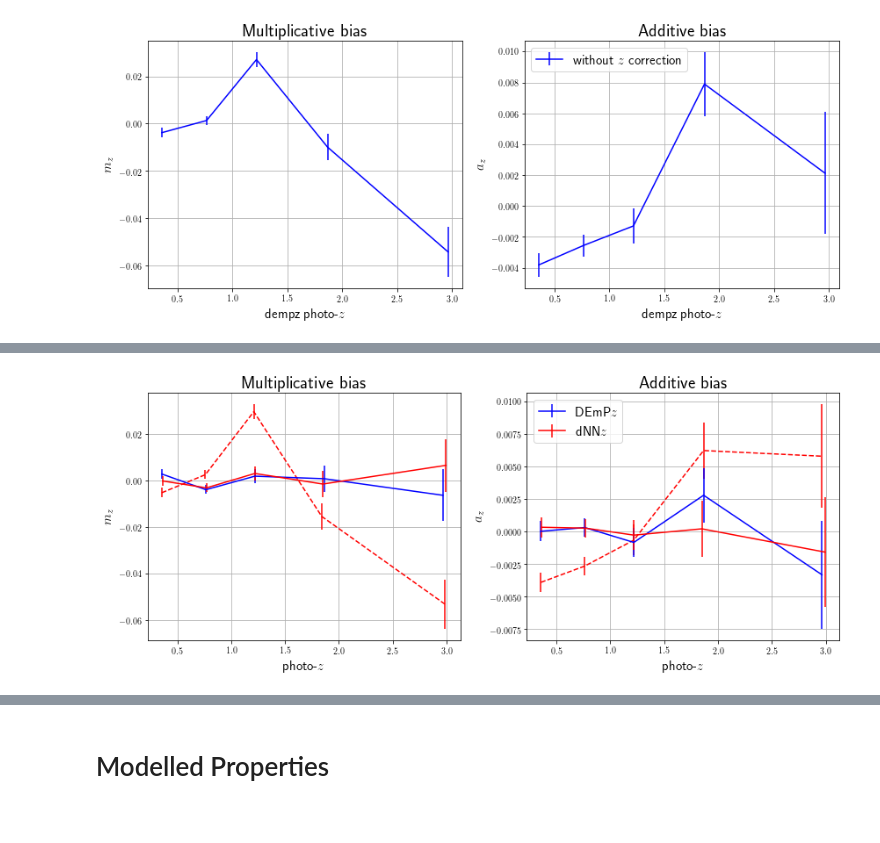
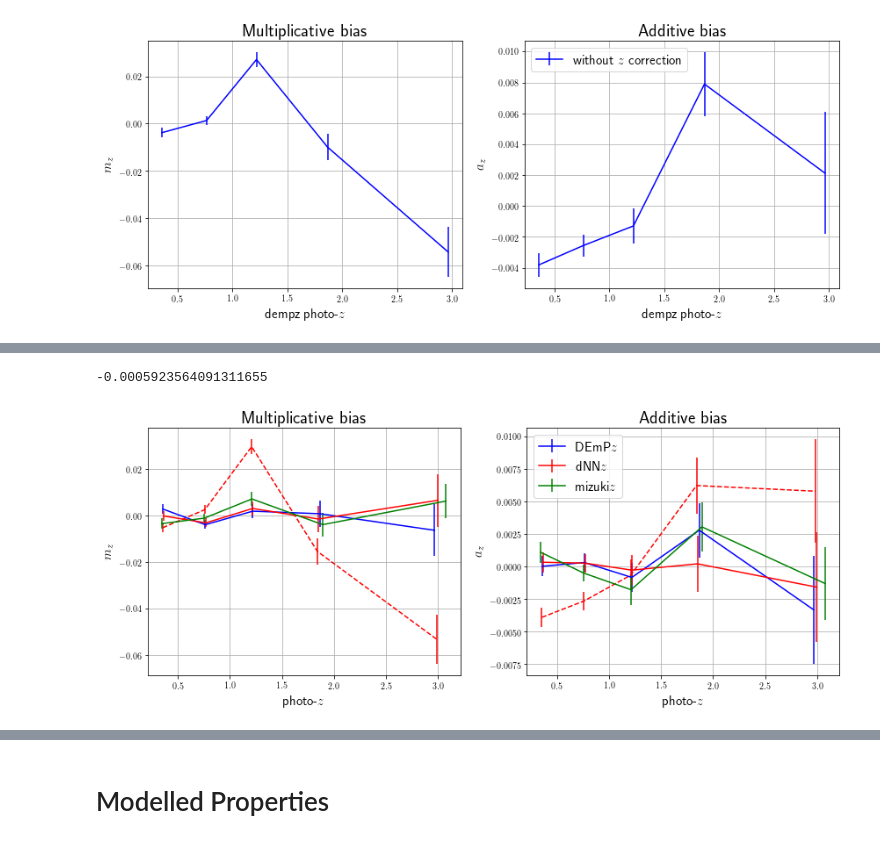
Before and after one commit to mr-superonion/G3sim-HSC, a Jupyter notebook: notebook/calibration/4_3-ReGaus_sanityTest.ipynb, the cells around one changed output, grey strips where cells are left out. Cells and saved outputs as stored; diff of their text form; code cells hidden in the pictures.

```diff
--- a/notebook/calibration/4_3-ReGaus_sanityTest.ipynb
+++ b/notebook/calibration/4_3-ReGaus_sanityTest.ipynb
@@ -263,29 +293,34 @@ xlabel=r'photo-$z$'
 grid0,m_res0,m_sig0,a_res0,a_sig0=makePlotSelBias('dnn_Z',inDir='plot/sanityTest/',data=data,doPlot=False)
 grid1,m_res1,m_sig1,a_res1,a_sig1=makePlotSelBias('demp_Z',inDir='plot/sanityTest_withZ/',data=data,doPlot=False)
 grid2,m_res2,m_sig2,a_res2,a_sig2=makePlotSelBias('dnn_Z',inDir='plot/sanityTest_withZ/',data=data,doPlot=False)
+grid3,m_res3,m_sig3,a_res3,a_sig3=makePlotSelBias('mizuki_Z',inDir='plot/sanityTest_withZ/',data=data,doPlot=False)
 dg=grid1[1]-grid1[0]
 # %%
 fig = plt.figure(figsize=(12,5))
 ax = fig.add_subplot(1,2,1)
 ax.errorbar(grid0-dg/80., m_res0,m_sig0,ls='--',color='red')
 ax.errorbar(grid1-dg/80., m_res1,m_sig1,color='blue',label=r'DEmP$z$')
 ax.errorbar(grid2+dg/80., m_res2,m_sig2,color='red',label=r'dNN$z$')
+ax.errorbar(grid3+dg/40., m_res3,m_sig3,color='green',label=r'mizuki$z$')
+print(np.sum(m_res3/m_sig3**2.)/np.sum(1./m_sig3**2.))
 ax.set_xlabel(xlabel,fontsize=15)
 ax.set_ylabel(r'$m_z$',fontsize=15)
 ax.set_title('Multiplicative bias',fontsize=20)
 plt.grid()
 
 ax = fig.add_subplot(1,2,2)
-ax.errorbar(grid1-dg/80., a_res0,a_sig0,ls='--',color='red')
+ax.errorbar(grid0-dg/80., a_res0,a_sig0,ls='--',color='red')
 ax.errorbar(grid1-dg/80., a_res1,a_sig1,color='blue',label=r'DEmP$z$')
 ax.errorbar(grid2+dg/80., a_res2,a_sig2,color='red',label=r'dNN$z$')
+ax.errorbar(grid3+dg/40., a_res3,a_sig3,color='green',label=r'mizuki$z$')
 ax.set_xlabel(xlabel,fontsize=15)
 ax.set_ylabel(r'$a_z$',fontsize=15)
 ax.set_title('Additive bias',fontsize=20)
 plt.grid()
 plt.legend(fontsize=15,loc='upper left')
 plt.tight_layout()
 plt.savefig(os.path.join(pltDir2,'calibration_residual_redshfits.eps' ))
 plt.savefig(os.path.join(pltDir2,'calibration_residual_redshfits.png' ))
 # %% [output]
+-0.0005923564091311655
-[figure, old version]
+[figure, new version]
```
Also changed, not shown: parts of 7 cells of this notebook, 9 other files.
